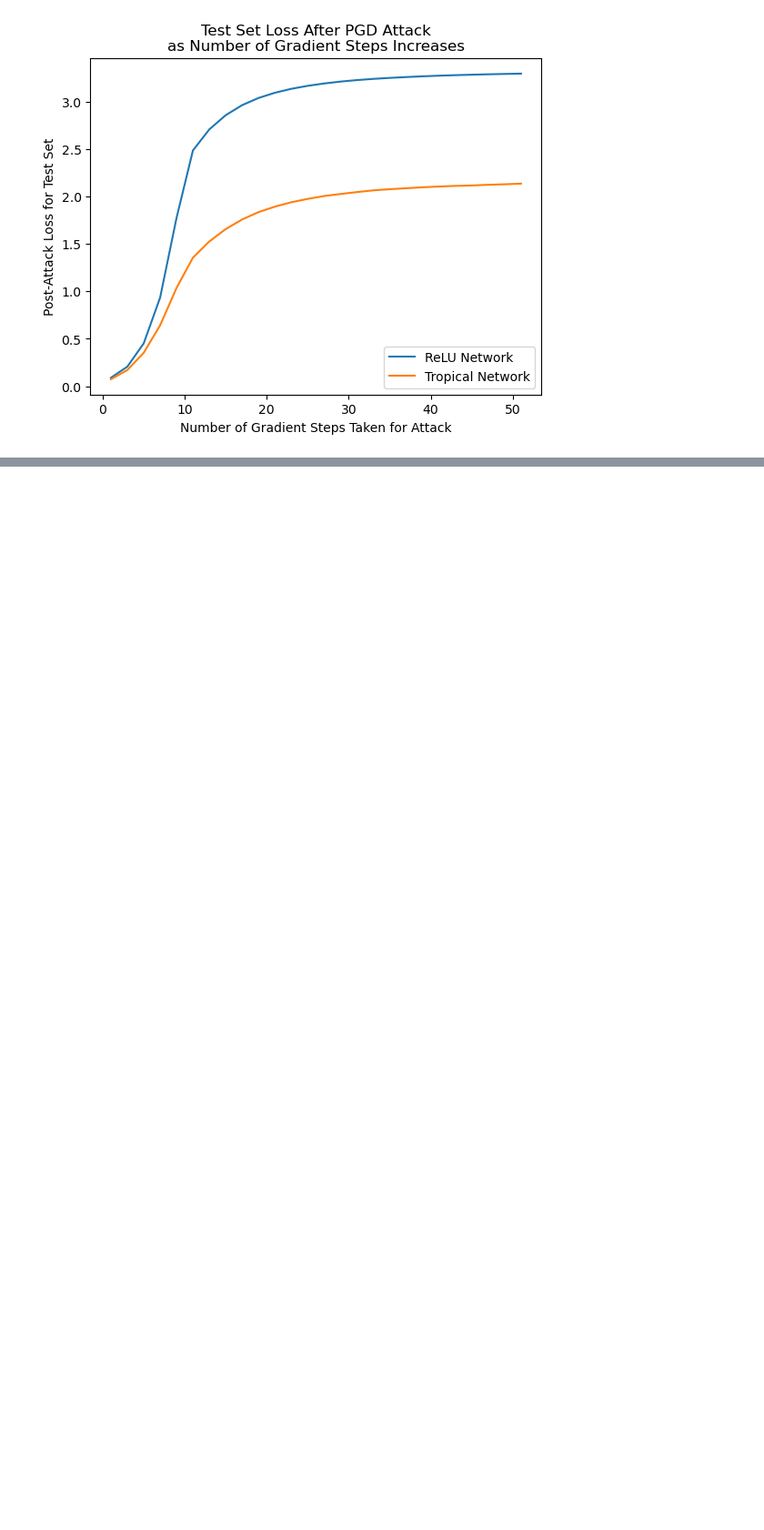
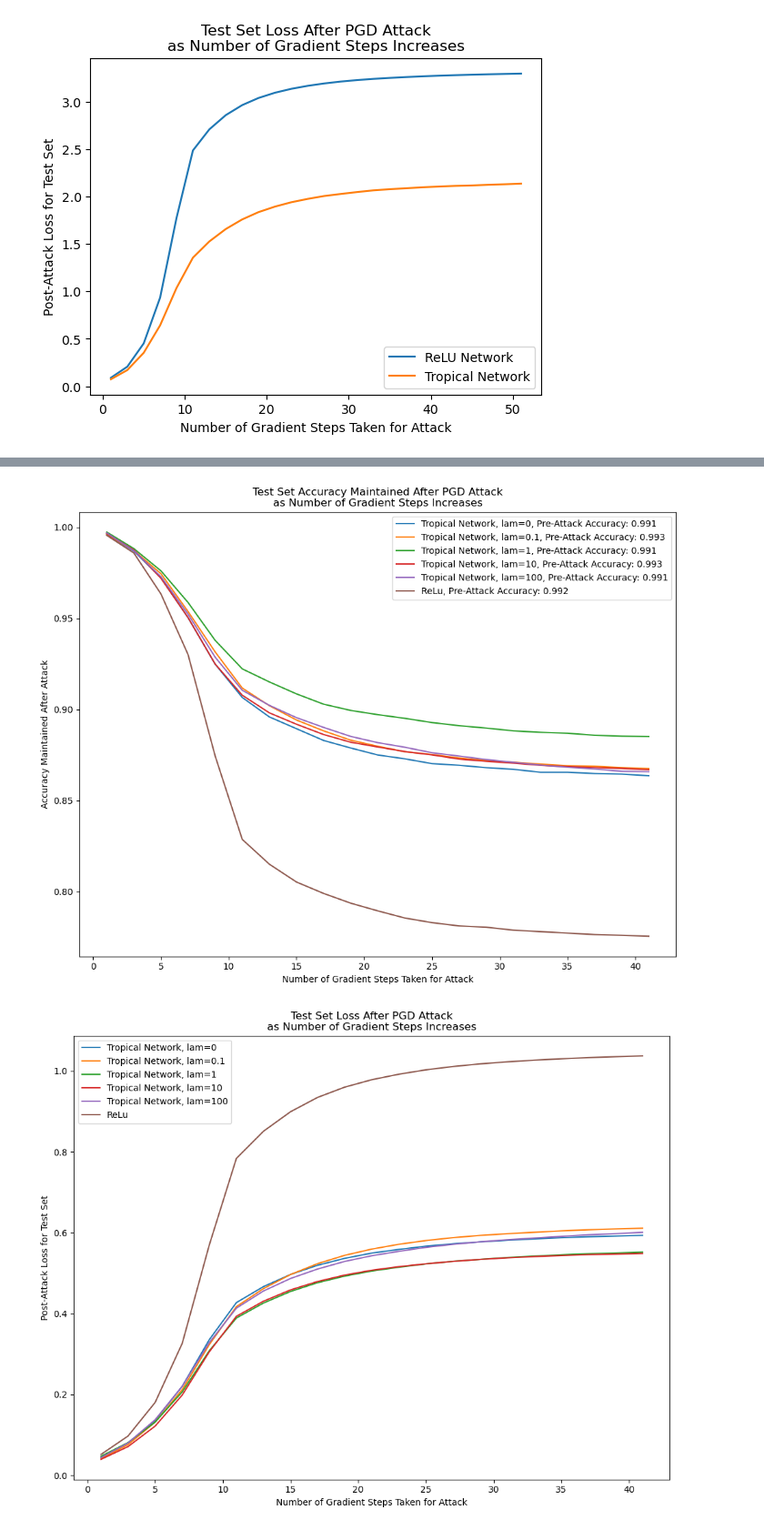
Before and after one commit to deryk96/TropicalNN, a Jupyter notebook: MNIST_convolutional_tests.ipynb, the cells around one changed output, grey strips where cells are left out. Shown at 91% size. Cells and saved outputs as stored; diff of their text form; code cells hidden in the pictures; blank space fills up the shorter version.

```diff
--- a/MNIST_convolutional_tests.ipynb
+++ b/MNIST_convolutional_tests.ipynb
@@ -1157,0 +1099,43 @@ plt.show()
+# %%
+# lambda test plot
+
+import matplotlib.pyplot as plt
+import pandas as pd
+
+file_paths=['output_data/lam_test/MNIST_trop_0.csv',
+            'output_data/lam_test/MNIST_trop_0.1.csv',
+            'output_data/lam_test/MNIST_trop_1.csv',
+            'output_data/lam_test/MNIST_trop_10.csv',
+            'output_data/lam_test/MNIST_trop_100.csv',
+            'output_data/lam_test/MNIST_relu.csv']
+labels = ['Tropical Network, lam=0',
+          'Tropical Network, lam=0.1',
+          'Tropical Network, lam=1',
+          'Tropical Network, lam=10',
+          'Tropical Network, lam=100',
+          'ReLu']
+all_data = [pd.read_csv(i) for i in file_paths]
+i = 0
+plt.figure(figsize=(12, 9))
+for df in all_data:
+    plt.plot(df['attack'], df['maintained_correct_pred'], label=f"{labels[i]}, Pre-Attack Accuracy: {round(df['pre_acc'].iloc[0],3)}")
+    plt.title('Test Set Accuracy Maintained After PGD Attack\nas Number of Gradient Steps Increases')
+    plt.xlabel('Number of Gradient Steps Taken for Attack')
+    plt.ylabel('Accuracy Maintained After Attack')
+    plt.legend()
+    i+=1
+plt.show()
+
+i = 0
+plt.figure(figsize=(12, 9))
+for df in all_data:
+    plt.plot(df['attack'], df['post_loss'], label=labels[i])
+    plt.title('Test Set Loss After PGD Attack\nas Number of Gradient Steps Increases')
+    plt.xlabel('Number of Gradient Steps Taken for Attack')
+    plt.ylabel('Post-Attack Loss for Test Set')
+    plt.legend()
+    i+= 1
+plt.show()
+# %% [output]
+[figure, added]
+[figure, added]
```
Also changed, not shown: parts of 14 cells of this notebook, 10 other files.
